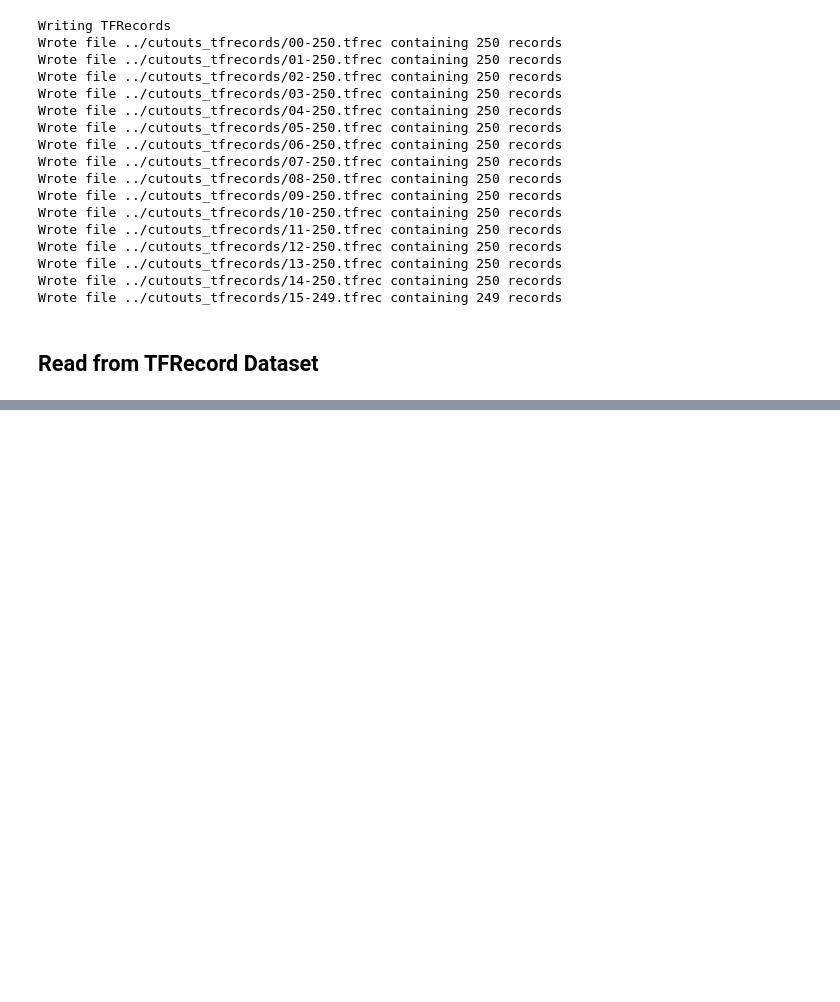
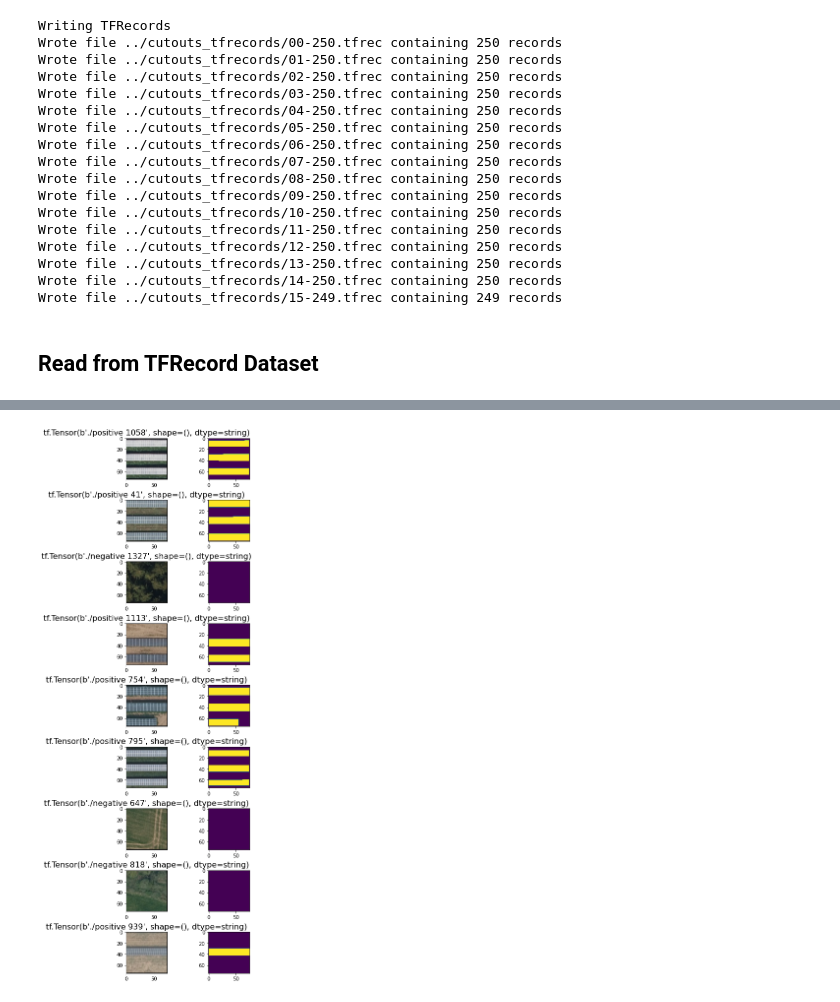
Before and after one commit to pdh21/OCF_PVmapper, a Jupyter notebook: Example_DeepNet.ipynb, the cells around one changed output, grey strips where cells are left out. Saved outputs shown, nothing was run; the diff lists cells and outputs as text; code cells hidden in the pictures; blank space fills up the shorter version.

```diff
--- a/Example_DeepNet.ipynb
+++ b/Example_DeepNet.ipynb
@@ -80,7 +80,7 @@ Pattern matches 3999 images which will be rewritten as 16 .tfrec files containin
 # %%
 dataset1 = filenames_dataset.map(decode_tif_and_label)
 # %%
-def resize_and_crop_image(image_aerial,image_binary, label):
+def resize_and_crop_image(image_aerial,image_binary, label,num):
   # Resize and crop using "fill" algorithm:
   # always make sure the resulting image
   # is cut out from the source image so that
@@ -105,11 +105,11 @@ def resize_and_crop_image(image_aerial,image_binary, label):
   image_aerial = tf.image.crop_to_bounding_box(image_aerial, (nw - tw) // 2, (nh - th) // 2, tw, th)
   image_binary = tf.image.crop_to_bounding_box(image_binary, (nw - tw) // 2, (nh - th) // 2, tw, th)
 
-  return image_aerial,image_binary, label
+  return image_aerial,image_binary, label,num
 
 dataset2 = dataset1.map(resize_and_crop_image, num_parallel_calls=AUTO)
 # %%
-def recompress_image(image_aerial,image_binary,label):
+def recompress_image(image_aerial,image_binary,label,num):
   height = tf.shape(image_aerial)[0]
   width = tf.shape(image_aerial)[1]
   image_aerial = tf.cast(image_aerial, tf.uint8)
@@ -119,7 +119,7 @@ def recompress_image(image_aerial,image_binary,label):
   image_binary = tf.image.encode_jpeg(image_binary, optimize_size=True, chroma_downsampling=False)
 
 
-  return image_aerial,image_binary,label,width,height
+  return image_aerial,image_binary,label,num,width,height
 
 dataset3 = dataset2.map(recompress_image, num_parallel_calls=AUTO)
 dataset3 = dataset3.batch(shard_size) # sharding: there will be one "batch" of images per file
@@ -254,0 +257,4 @@ display_9_images_from_dataset(display_dataset)
+# %%
+display_9_images_from_dataset(dataset2)
+# %% [output]
+[figure, added]
```
Also changed, not shown: parts of 11 cells of this notebook.
